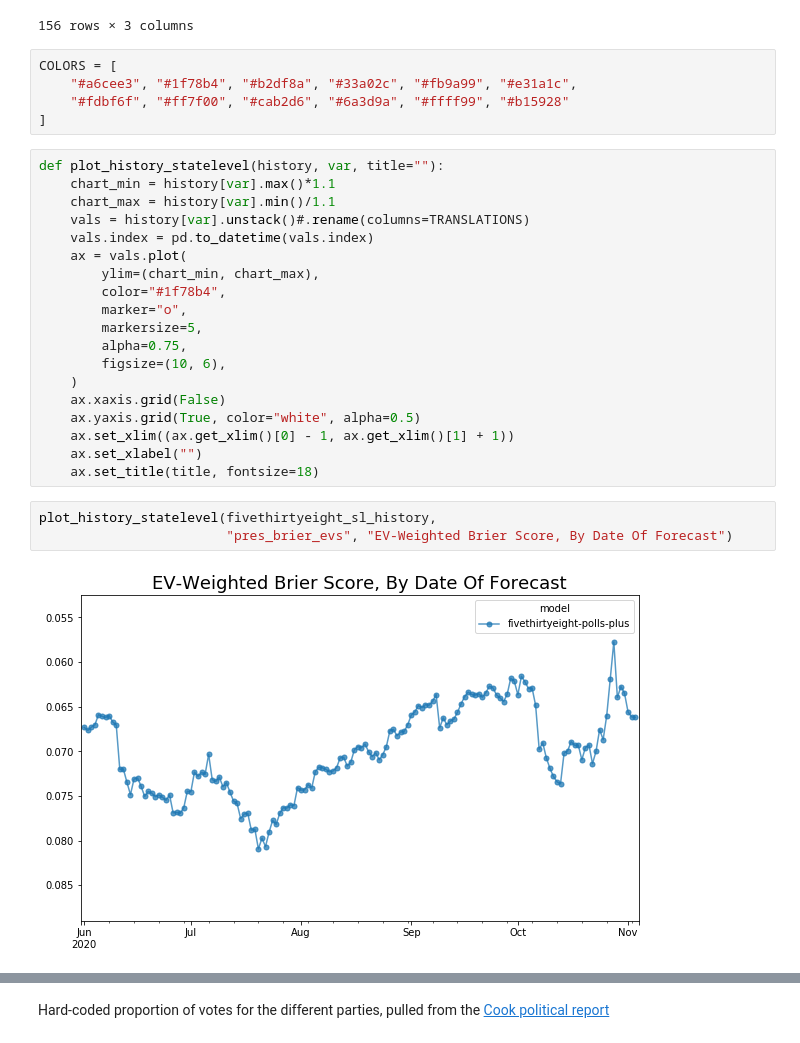
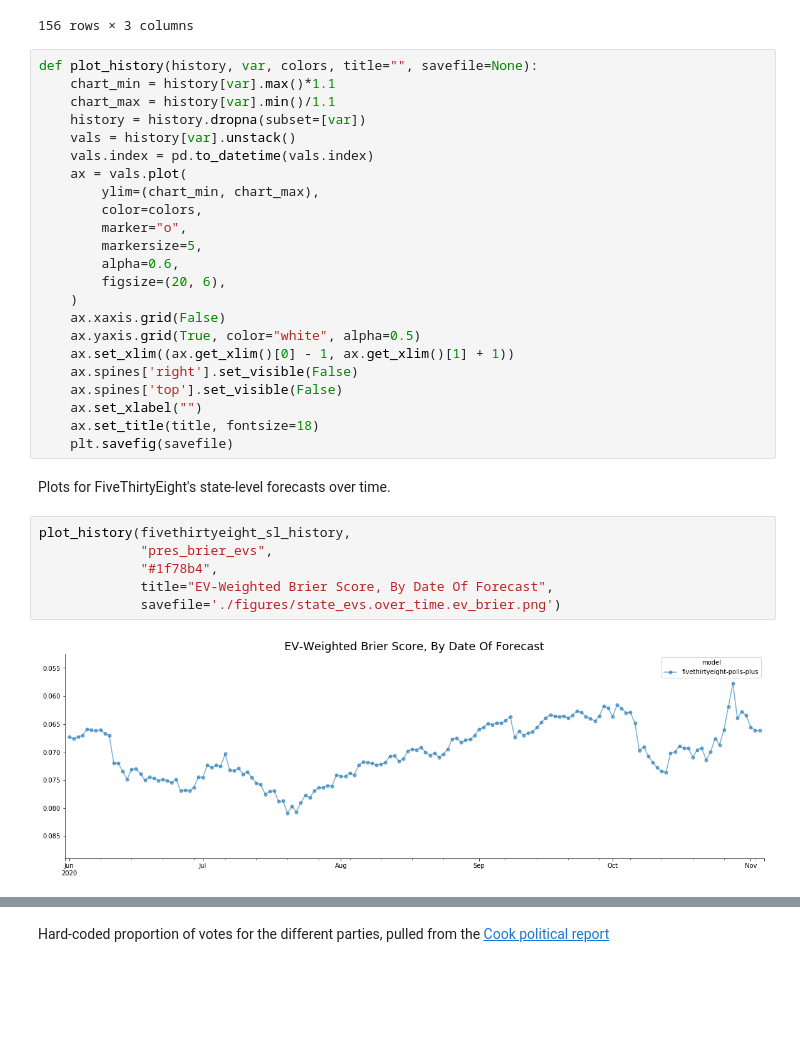
Before and after one commit to xiamengzhou/597E-assignment1, a Jupyter notebook: predictions_over_time.ipynb, the cells around one changed output, grey strips where cells are left out. Saved outputs shown, nothing was run; the diff lists cells and outputs as text; blank space fills up the shorter version.

Commit message:
update with over time figures

```diff
--- a/predictions_over_time.ipynb
+++ b/predictions_over_time.ipynb
@@ -150,33 +151,37 @@ fivethirtyeight_battleground_history
 | 2020-11-02 | fivethirtyeight-polls-plus | 0.133845 | 0.182316 | 0.846154 |
 | 2020-11-03 | fivethirtyeight-polls-plus | 0.133959 | 0.182416 | 0.846154 |
 156 rows × 3 columns
-# %%
-COLORS = [
-    "#a6cee3", "#1f78b4", "#b2df8a", "#33a02c", "#fb9a99", "#e31a1c",
-    "#fdbf6f", "#ff7f00", "#cab2d6", "#6a3d9a", "#ffff99", "#b15928"
-]
 # %%
-def plot_history_statelevel(history, var, title=""):
+def plot_history(history, var, colors, title="", savefile=None):
     chart_min = history[var].max()*1.1
     chart_max = history[var].min()/1.1
-    vals = history[var].unstack()#.rename(columns=TRANSLATIONS)
+    history = history.dropna(subset=[var])
+    vals = history[var].unstack()
     vals.index = pd.to_datetime(vals.index)
     ax = vals.plot(
         ylim=(chart_min, chart_max),
-        color="#1f78b4",
+        color=colors,
         marker="o",
         markersize=5,
-        alpha=0.75,
-        figsize=(10, 6),
+        alpha=0.6,
+        figsize=(20, 6),
     )
     ax.xaxis.grid(False)
     ax.yaxis.grid(True, color="white", alpha=0.5)
     ax.set_xlim((ax.get_xlim()[0] - 1, ax.get_xlim()[1] + 1))
+    ax.spines['right'].set_visible(False)
+    ax.spines['top'].set_visible(False)
     ax.set_xlabel("")
     ax.set_title(title, fontsize=18)
+    plt.savefig(savefile)
+# %% [markdown]
+Plots for FiveThirtyEight's state-level forecasts over time.
 # %%
-plot_history_statelevel(fivethirtyeight_sl_history,
-                        "pres_brier_evs", "EV-Weighted Brier Score, By Date Of Forecast")
+plot_history(fivethirtyeight_sl_history,
+             "pres_brier_evs",
+             "#1f78b4",
+             title="EV-Weighted Brier Score, By Date Of Forecast",
+             savefile='./figures/state_evs.over_time.ev_brier.png')
 # %% [output]
-[figure, old version]
+[figure, new version]
 # %%
```
Also changed, not shown: parts of 20 cells of this notebook, 9 other files.
